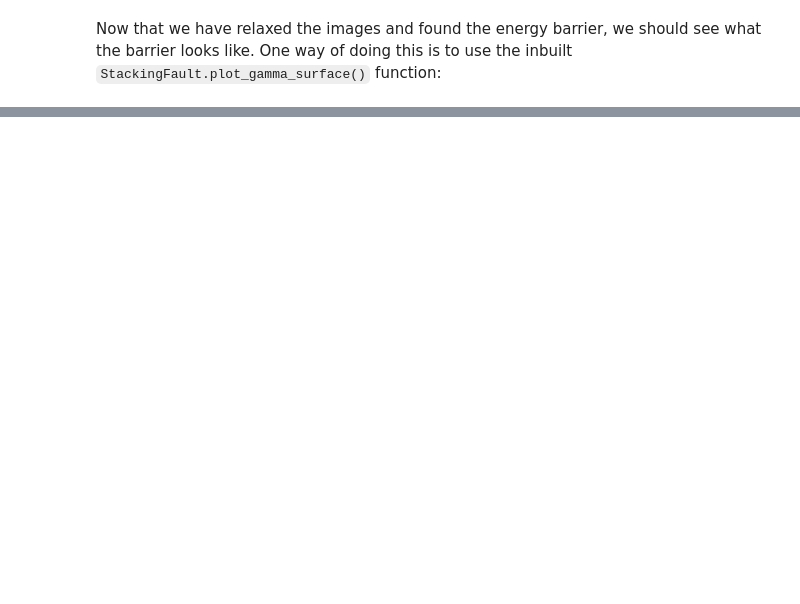
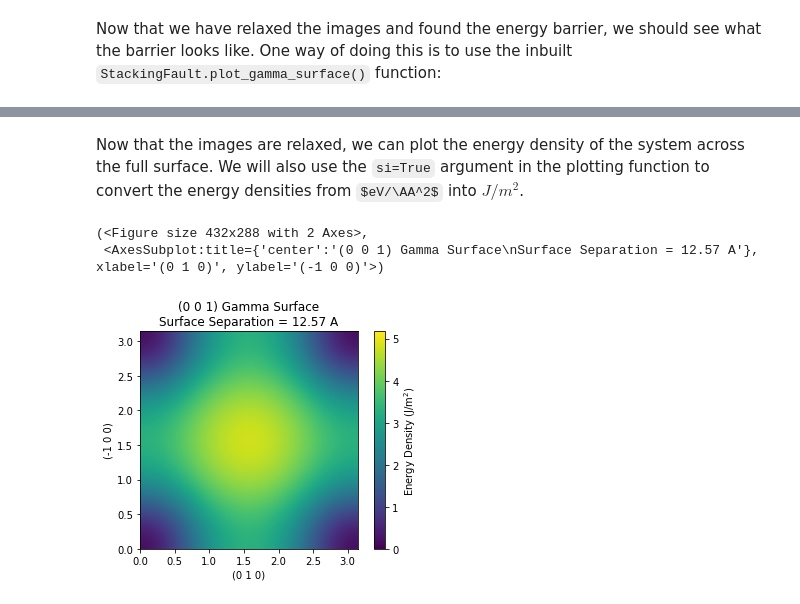
Before and after one commit to libAtoms/matscipy, a Jupyter notebook: docs/applications/gamma_surfaces.ipynb, the cells around one changed output, grey strips where cells are left out. Drawn from its saved outputs; the diff is of its cells as text; code cells hidden in the pictures; some formulas as TeX source; blank space fills up the shorter version.

Commit message:
DOC: Docs on gamma surface + multispecies sf

```diff
--- a/docs/applications/gamma_surfaces.ipynb
+++ b/docs/applications/gamma_surfaces.ipynb
@@ -104,0 +115,6 @@ HBox(children=(NGLWidget(max_frame=15), VBox(children=(Dropdown(description='Sho
+# %%
+from matscipy.calculators.eam import EAM
+calc = EAM("../../tests/w_eam4.fs")
+
+alat, C11, C12, C44 = get_elastic_constants(calculator=calc, symbol="W")
+surface = GammaSurface(alat, surface_direction=[0, 0, 1], crystalstructure="bcc", symbol="W")
@@ -104,0 +157,8 @@ HBox(children=(NGLWidget(max_frame=15), VBox(children=(Dropdown(description='Sho
+# %% [markdown]
+Now that the images are relaxed, we can plot the energy density of the system across the full surface. We will also use the `si=True` argument in the plotting function to convert the energy densities from $eV/\AA^2$ into $J/m^2$.
+# %%
+surface.plot_gamma_surface(si=True)
+# %% [output]
+(<Figure size 432x288 with 2 Axes>,
+ <AxesSubplot:title={'center':'(0 0 1) Gamma Surface\nSurface Separation = 12.57 A'}, xlabel='(0 1 0)', ylabel='(-1 0 0)'>)
+[figure, added]
```
Also changed, not shown: parts of 14 cells of this notebook.
